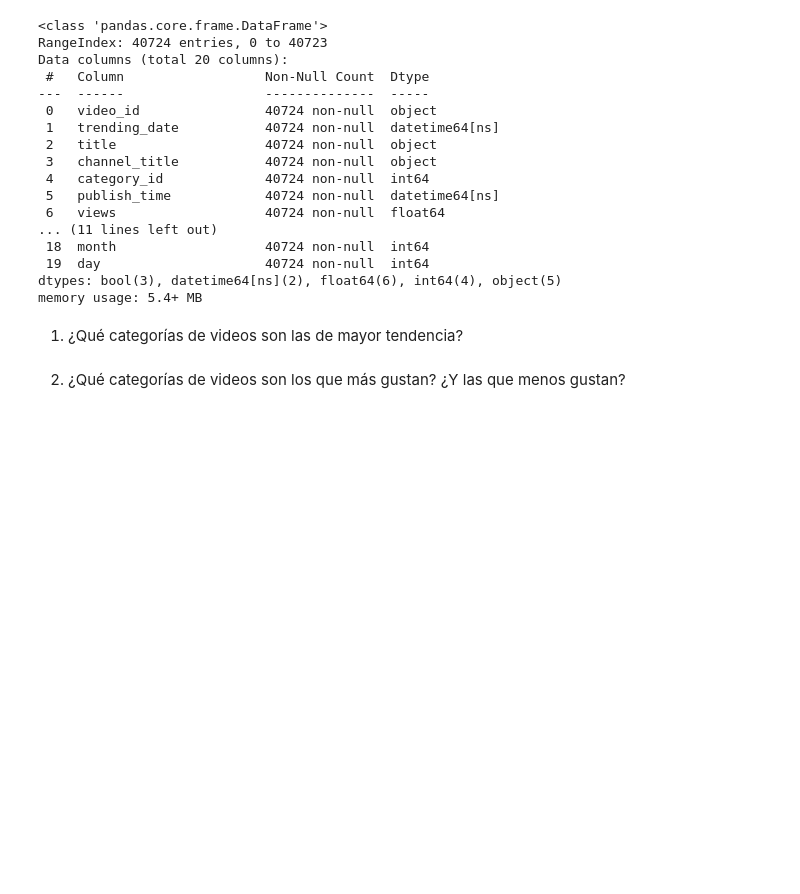
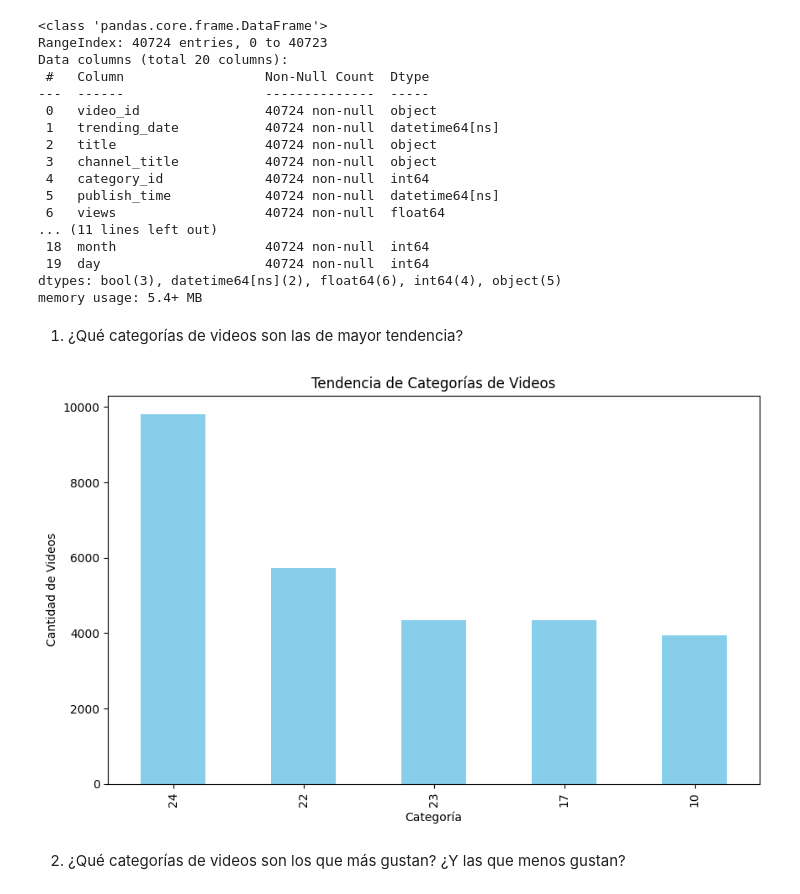
Before and after one commit to QuispeAyalaDiego/Trending-Youtube-FR-G02, a Jupyter notebook: data/Data-Analysis.ipynb, the cells around one changed output. Saved outputs shown, nothing was run; the diff lists cells and outputs as text; code cells hidden in the pictures; blank space fills up the shorter version.

```diff
--- a/data/Data-Analysis.ipynb
+++ b/data/Data-Analysis.ipynb
@@ -409,5 +356,15 @@ dtypes: bool(3), datetime64[ns](2), float64(6), int64(4), object(5)
 memory usage: 5.4+ MB
 # %% [markdown]
 1. ¿Qué categorías de videos son las de mayor tendencia?
+# %%
+tendencia=clean_FR.groupby('category_id')['views'].count().sort_values(ascending=False).head()
+plt.figure(figsize=(10, 6))
+tendencia.plot(kind='bar', color='skyblue')
+plt.title('Tendencia de Categorías de Videos')
+plt.xlabel('Categoría')
+plt.ylabel('Cantidad de Videos')
+plt.show()
+# %% [output]
+[figure, added]
 # %% [markdown]
 2. ¿Qué categorías de videos son los que más gustan? ¿Y las que menos gustan?
```
Also changed, not shown: parts of 18 cells of this notebook, 1 other file.
